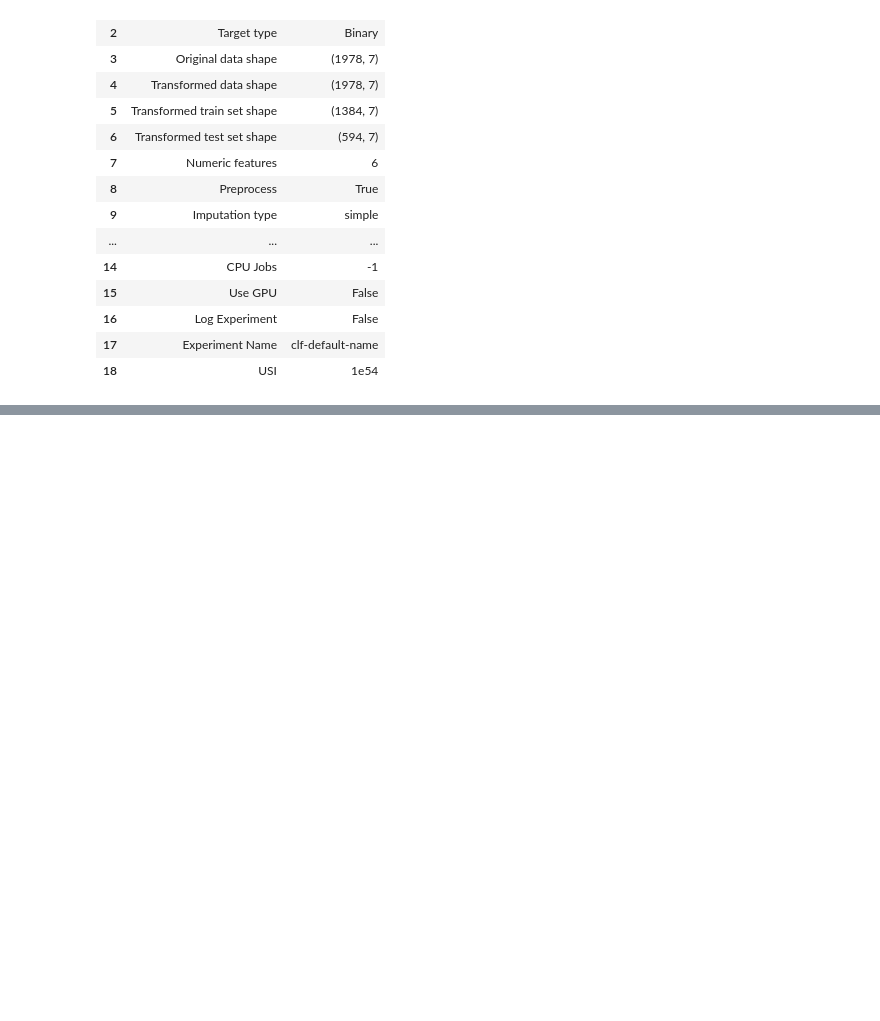
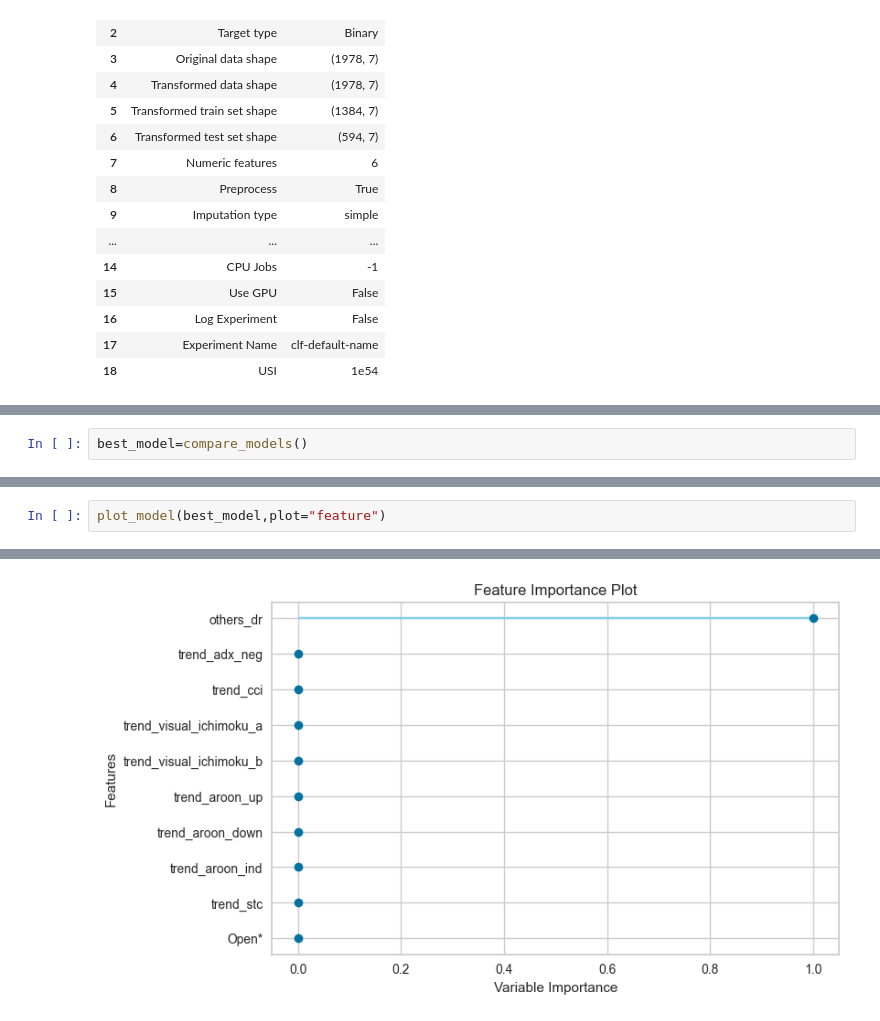
Before and after one commit to Smaran1832/Altcoin-Price-Prediction, a Jupyter notebook: New_Experiments/Experiment_sets/Binance/Binance_experiments.ipynb, the cells around one changed output, grey strips where cells are left out. Cells and saved outputs as stored; diff of their text form; blank space fills up the shorter version.

```diff
--- a/New_Experiments/Experiment_sets/Binance/Binance_experiments.ipynb
+++ b/New_Experiments/Experiment_sets/Binance/Binance_experiments.ipynb
@@ -781,0 +1006,2 @@ best_model=compare_models()
+# %%
+best_model=compare_models()
@@ -781,0 +1026,3 @@ best_model=compare_models()
+# %%
+plot_model(best_model,plot="feature")
+# %% [output]
@@ -781,0 +1030 @@ best_model=compare_models()
+[figure, added]
```
Also changed, not shown: parts of 23 cells of this notebook, 7 other files.
